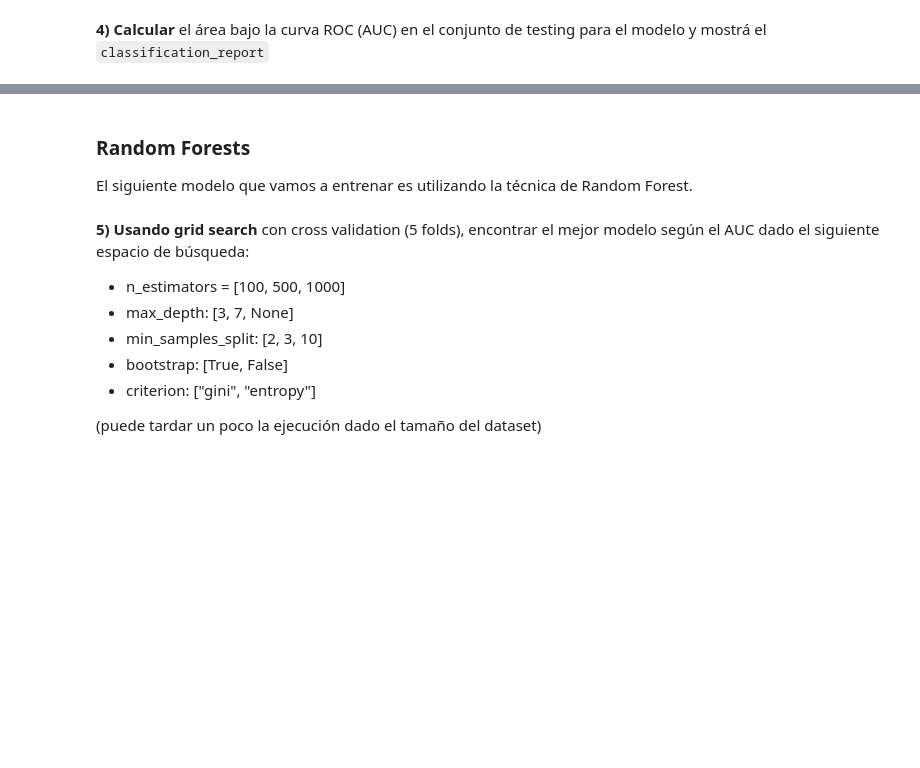
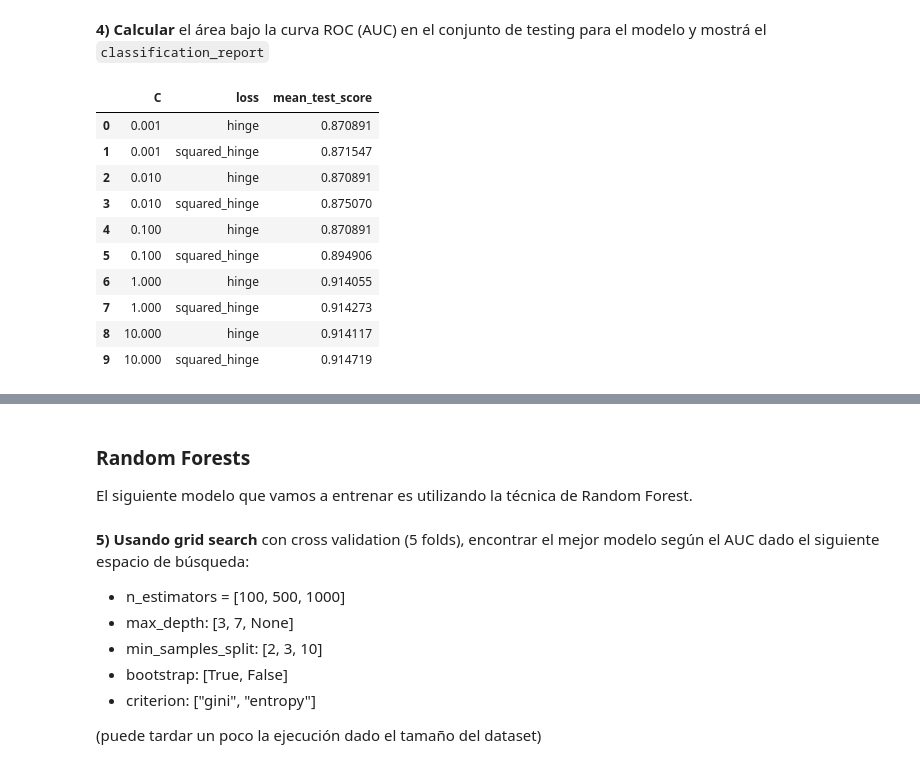
Before and after one commit to UribeAlejandro/Acamica_Curso_DS, a Jupyter notebook: SistRecomendacion.ipynb, the cells around one changed output, grey strips where cells are left out. Saved outputs shown, nothing was run; the diff lists cells and outputs as text; code cells hidden in the pictures; blank space fills up the shorter version.

```diff
--- a/SistRecomendacion.ipynb
+++ b/SistRecomendacion.ipynb
@@ -155,3 +227,16 @@ def plot_confusion_matrix(cm, classes,
 **4) Calcular** el área bajo la curva ROC (AUC) en el conjunto de testing para el modelo y mostrá el `classification_report`
 # %%
 # Mostrá el roc_auc score y el classification_report en esta celda
+grid_scores[['C','loss','mean_test_score']]
+# %% [output]
+|  | C | loss | mean_test_score |
+| 0 | 0.001 | hinge | 0.870891 |
+| 1 | 0.001 | squared_hinge | 0.871547 |
+| 2 | 0.010 | hinge | 0.870891 |
+| 3 | 0.010 | squared_hinge | 0.875070 |
+| 4 | 0.100 | hinge | 0.870891 |
+| 5 | 0.100 | squared_hinge | 0.894906 |
+| 6 | 1.000 | hinge | 0.914055 |
+| 7 | 1.000 | squared_hinge | 0.914273 |
+| 8 | 10.000 | hinge | 0.914117 |
+| 9 | 10.000 | squared_hinge | 0.914719 |
```
Also changed, not shown: parts of 24 cells of this notebook.
